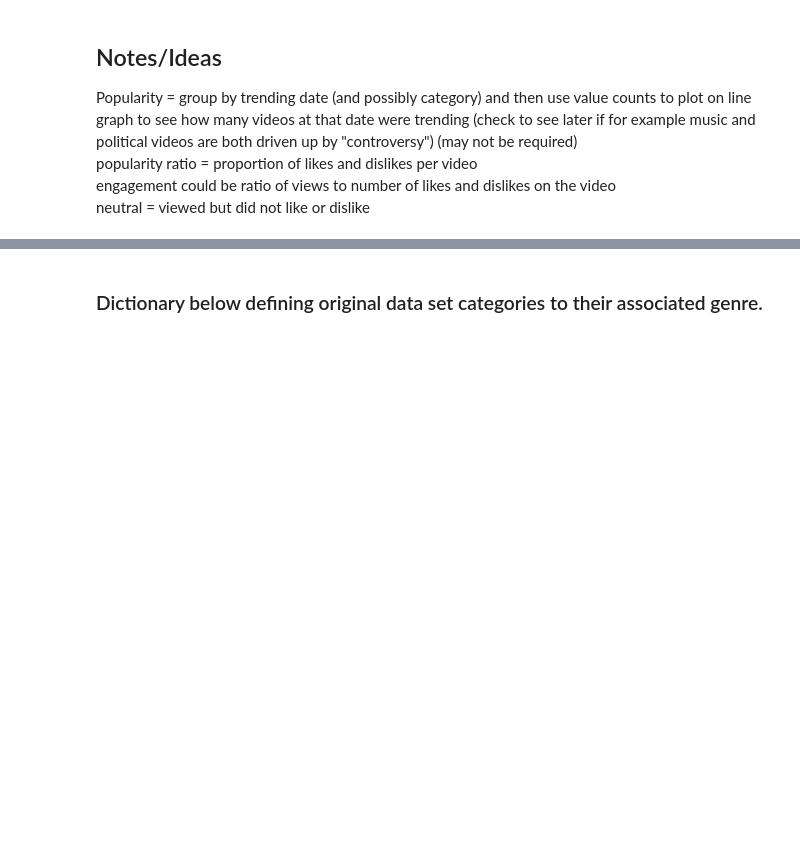
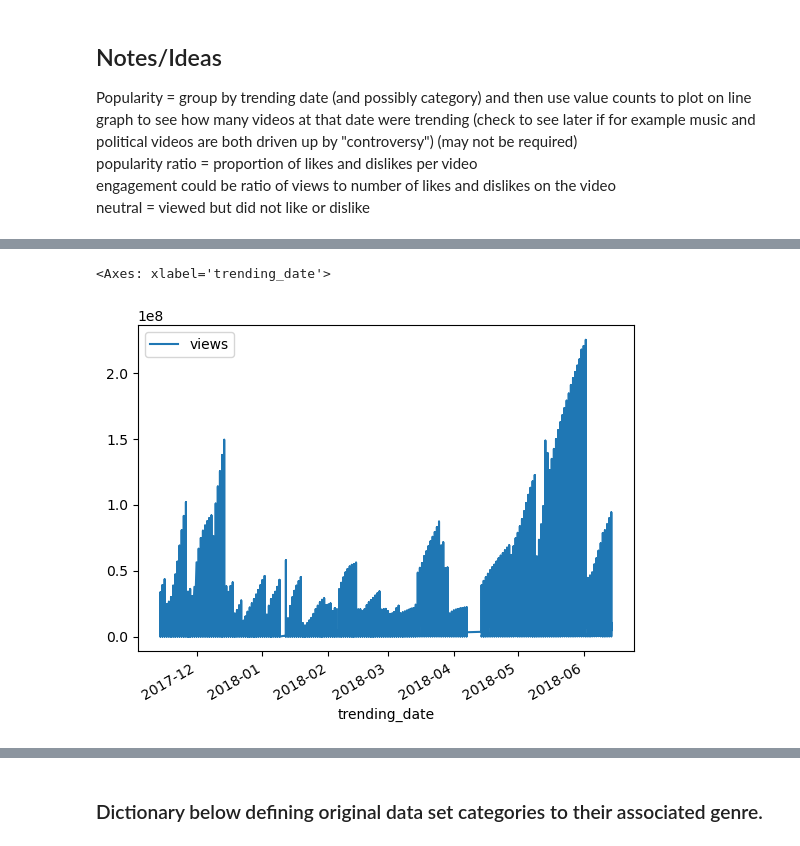
Before and after one commit to russellcha1/EDA-case-study, a Jupyter notebook: EDA-case-study.ipynb, the cells around one changed output, grey strips where cells are left out. Cells and saved outputs as stored; diff of their text form; code cells hidden in the pictures; blank space fills up the shorter version.

```diff
--- a/EDA-case-study.ipynb
+++ b/EDA-case-study.ipynb
@@ -112,3 +114,12 @@ us_df.head(1)
+# %%
+us_df.plot(
+    kind="line",
+    x="trending_date",
+    y="views"
+    )
+# %% [output]
+<Axes: xlabel='trending_date'>
+[figure, added]
 # %%
 ca_df = pd.read_csv("CAvideos.csv")
 ca_df.head(1)
```
Also changed, not shown: parts of 2 cells of this notebook.
